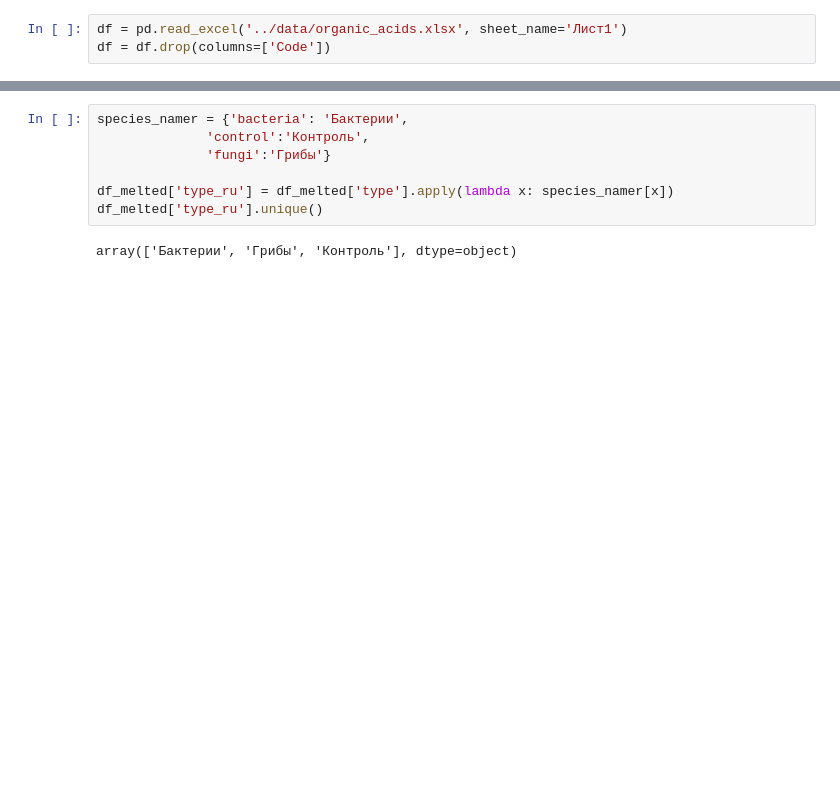
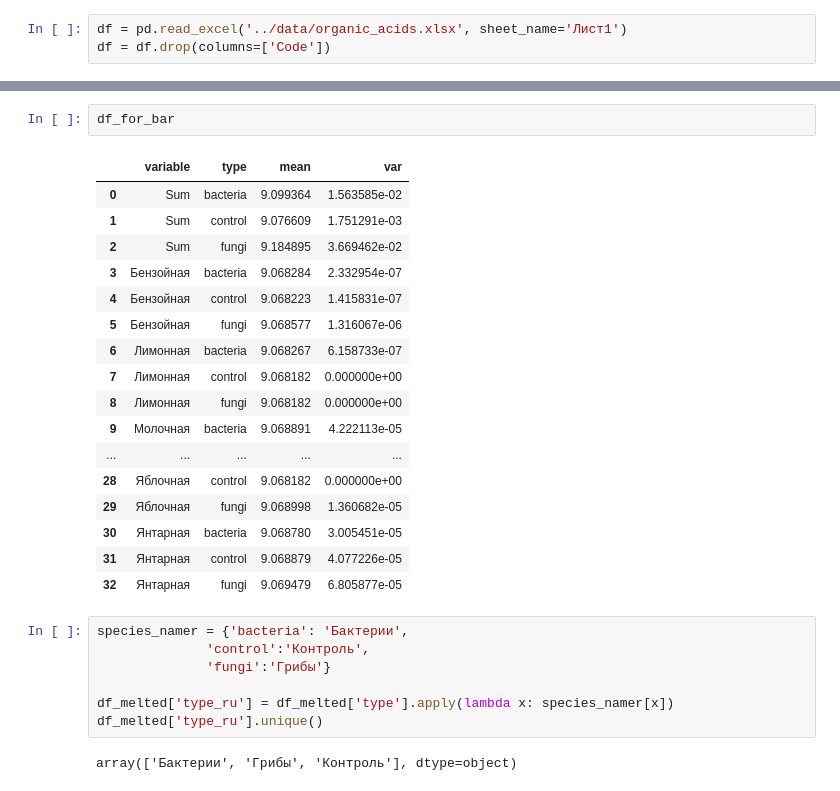
Before and after one commit to mishagrol/clay_minerals, a Jupyter notebook: notebooks/OrganicAcids.ipynb, the cells around one changed output, grey strips where cells are left out. Saved outputs shown, nothing was run; the diff lists cells and outputs as text; blank space fills up the shorter version.

```diff
--- a/notebooks/OrganicAcids.ipynb
+++ b/notebooks/OrganicAcids.ipynb
@@ -34,3 +173,23 @@ df_melted = pd.melt(df, id_vars= ['type', 'days'],
+# %%
+df_for_bar
+# %% [output]
+|  | variable | type | mean | var |
+| 0 | Sum | bacteria | 9.099364 | 1.563585e-02 |
+| 1 | Sum | control | 9.076609 | 1.751291e-03 |
+| 2 | Sum | fungi | 9.184895 | 3.669462e-02 |
+| 3 | Бензойная | bacteria | 9.068284 | 2.332954e-07 |
+| 4 | Бензойная | control | 9.068223 | 1.415831e-07 |
+| 5 | Бензойная | fungi | 9.068577 | 1.316067e-06 |
+| 6 | Лимонная | bacteria | 9.068267 | 6.158733e-07 |
+| 7 | Лимонная | control | 9.068182 | 0.000000e+00 |
+| 8 | Лимонная | fungi | 9.068182 | 0.000000e+00 |
+| 9 | Молочная | bacteria | 9.068891 | 4.222113e-05 |
+| ... | ... | ... | ... | ... |
+| 28 | Яблочная | control | 9.068182 | 0.000000e+00 |
+| 29 | Яблочная | fungi | 9.068998 | 1.360682e-05 |
+| 30 | Янтарная | bacteria | 9.068780 | 3.005451e-05 |
+| 31 | Янтарная | control | 9.068879 | 4.077226e-05 |
+| 32 | Янтарная | fungi | 9.069479 | 6.805877e-05 |
 # %%
 species_namer = {'bacteria': 'Бактерии',
               'control':'Контроль',
```
Also changed, not shown: parts of 17 cells of this notebook.
